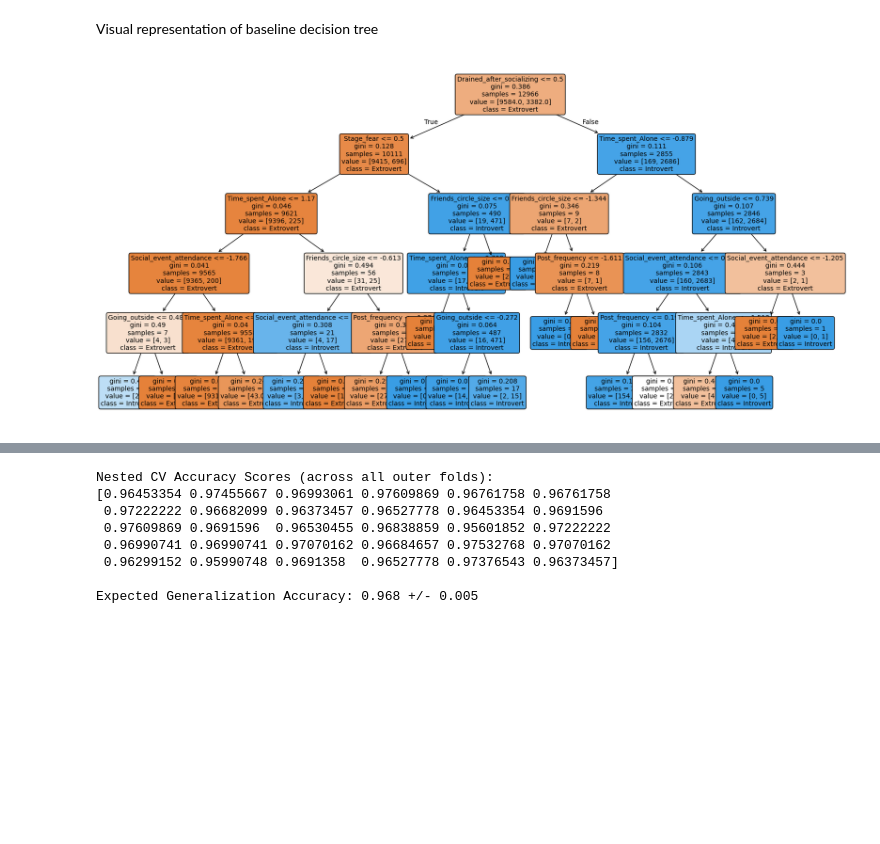
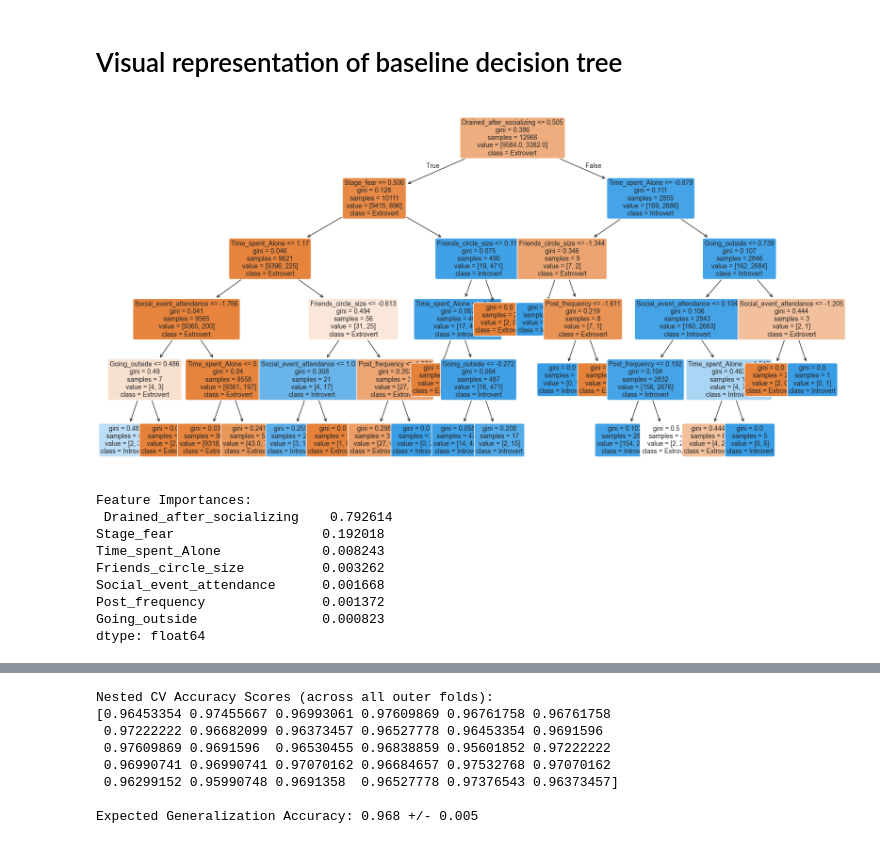
Before and after one commit to CzikaS/Predict_Introverts_From_Extroverts, a Jupyter notebook: notebooks/modeling/01_decision_tree.ipynb, the cells around one changed output, grey strips where cells are left out. Cells and saved outputs as stored; diff of their text form; code cells hidden in the pictures; blank space fills up the shorter version.

```diff
--- a/notebooks/modeling/01_decision_tree.ipynb
+++ b/notebooks/modeling/01_decision_tree.ipynb
@@ -54,16 +140,28 @@ weighted avg       0.97      0.97      0.97      5558
 # %% [markdown]
-Visual representation of baseline decision tree
+# Visual representation of baseline decision tree
 # %%
 plt.figure(figsize=(20, 10))
 
 # Plot the tree
 tree.plot_tree(clf,
                feature_names=X_train.columns.tolist(),
                class_names=["Extrovert", "Introvert"], # 0 = Extrovert, 1 = Introvert
                filled=True,
                rounded=True,
                fontsize=10)
 
 plt.show()
+
+feature_importance = pd.Series(clf.feature_importances_, index=X_train.columns)
+print("\nFeature Importances:\n", feature_importance.sort_values(ascending=False))
 # %% [output]
-[figure, old version]
+[figure, new version]
+Feature Importances:
+ Drained_after_socializing    0.792614
+Stage_fear                   0.192018
+Time_spent_Alone             0.008243
+Friends_circle_size          0.003262
+Social_event_attendance      0.001668
+Post_frequency               0.001372
+Going_outside                0.000823
+dtype: float64
```
Also changed, not shown: parts of 15 cells of this notebook.
